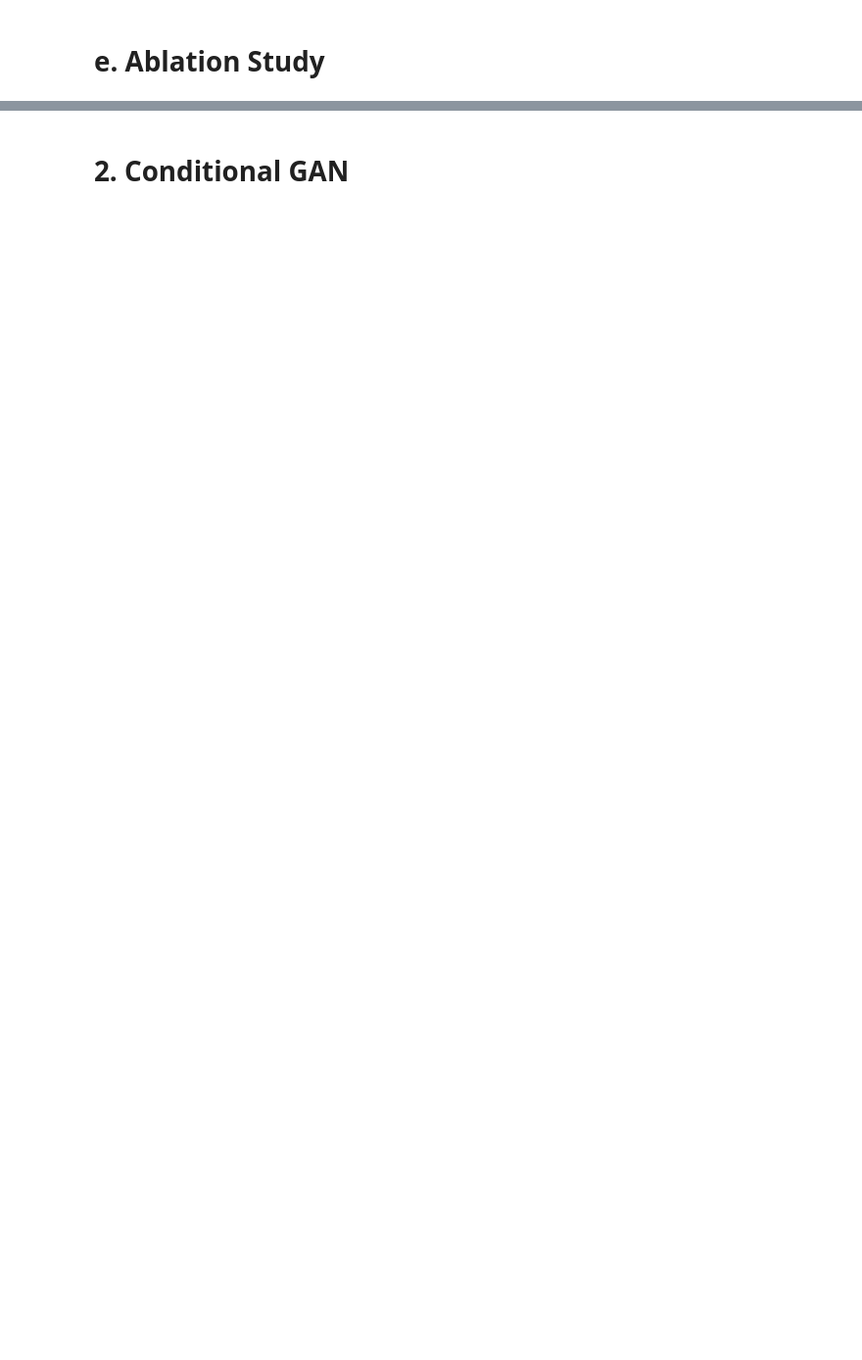
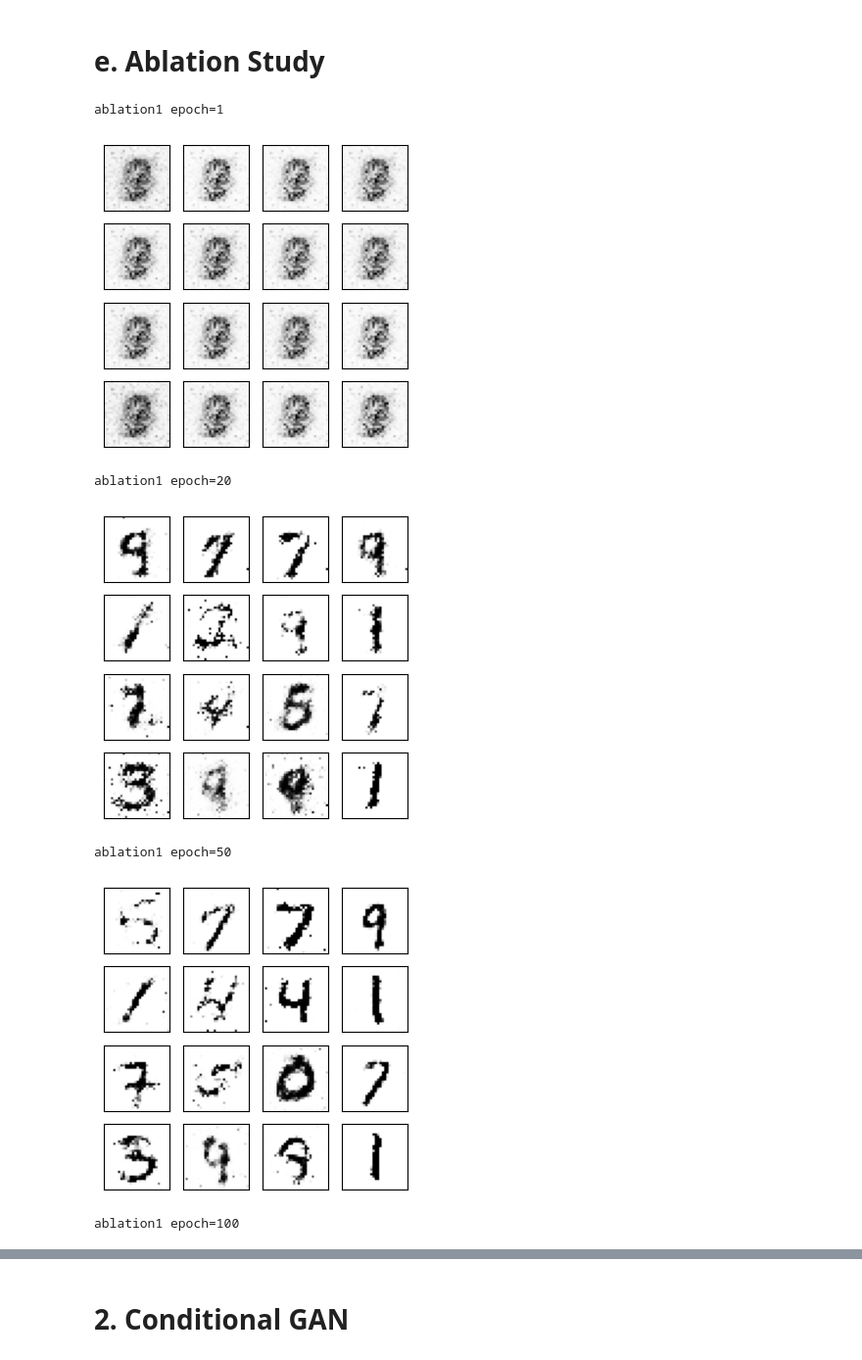
Before and after one commit to ztzhu1/MIT6.S978, a Jupyter notebook: pset3.ipynb, the cells around one changed output, grey strips where cells are left out. Shown at 98% size. Cells and saved outputs as stored; diff of their text form; code cells hidden in the pictures; blank space fills up the shorter version.

Commit message:
GAN ablation

```diff
--- a/pset3.ipynb
+++ b/pset3.ipynb
@@ -312,3 +326,18 @@ epoch=220
 ##################
 ### Problem 2: Ablation study 1, 2, and 3
 ##################
+# %%
+# Ablation 1
+generator = Generator(channels=np.array([128, 256, 512])*2, with_condition=False).to(device)
+for epoch in [1, 20, 50, 100, 150, 200]:
+    generator.load_state_dict(torch.load(f"./models/GAN_ablation1_gen_epoch={epoch}.pt"))
+    print(f"ablation1 epoch={epoch}")
+    monitor_images(generator, test_noise, with_condition=generator.with_condition)
+# %% [output]
+ablation1 epoch=1
+[figure, added]
+ablation1 epoch=20
+[figure, added]
+ablation1 epoch=50
+[figure, added]
+ablation1 epoch=100
```
Also changed, not shown: parts of 7 cells of this notebook, 40 other files.
